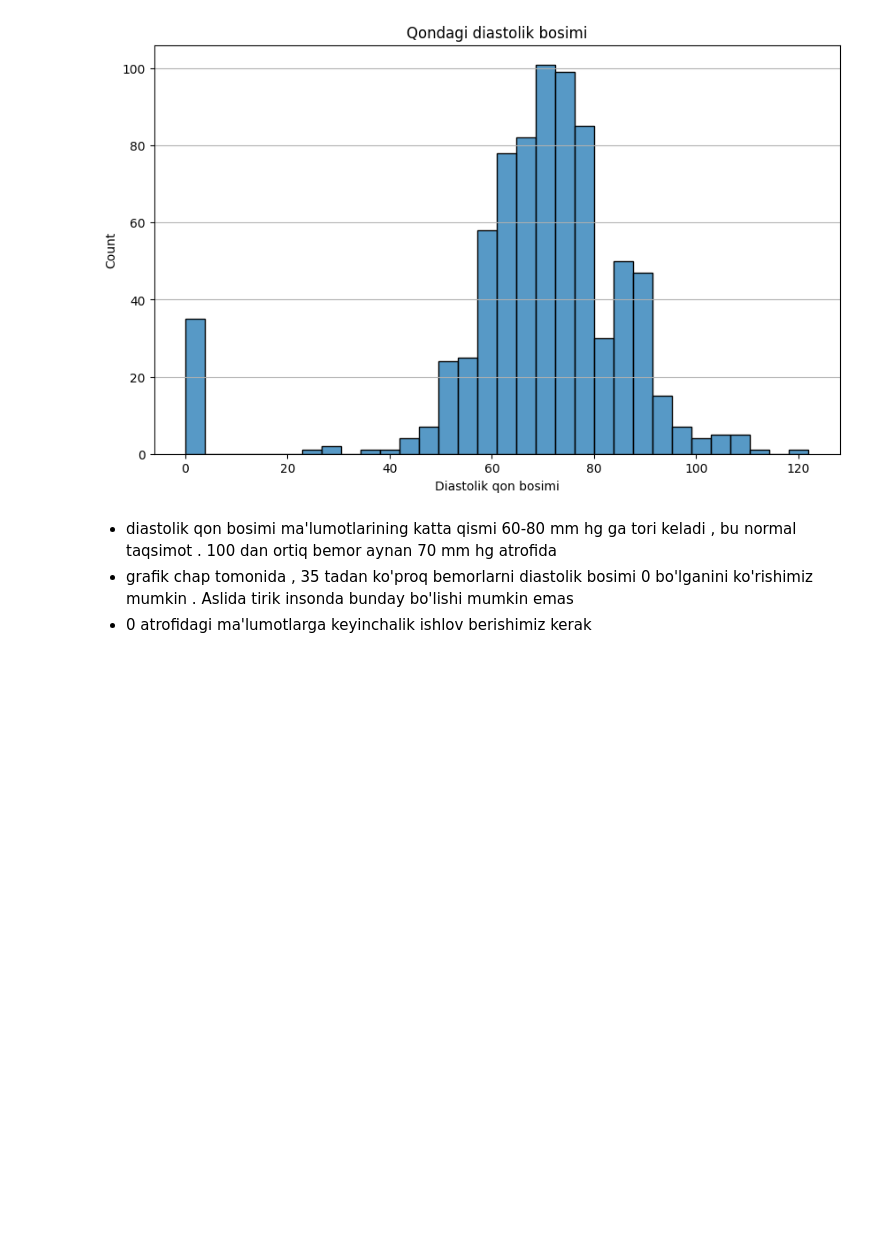
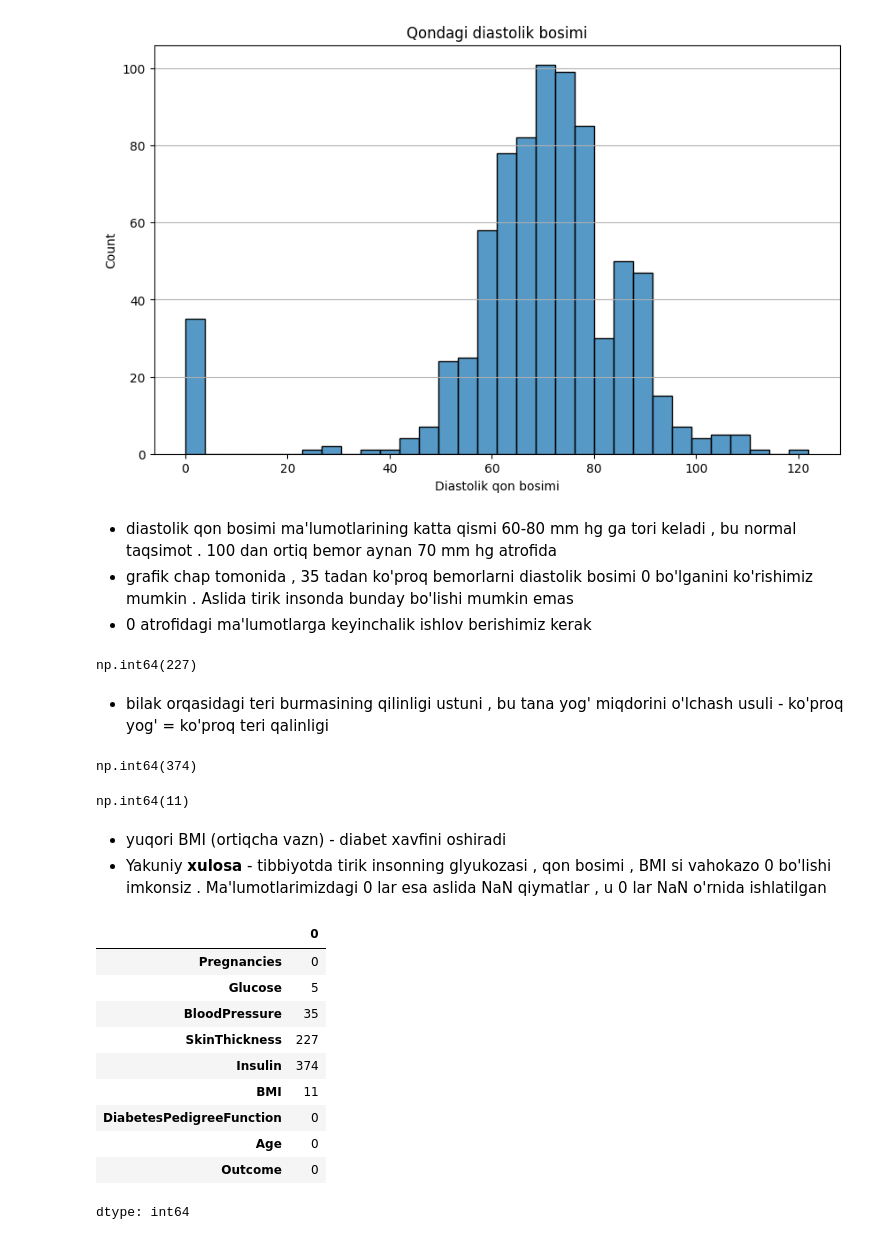
Before and after one commit to izzat-ai/learning-ai, a Jupyter notebook: projects/diabet_project/diabetes_project.ipynb, the cells around one changed output. Saved outputs shown, nothing was run; the diff lists cells and outputs as text; code cells hidden in the pictures; blank space fills up the shorter version.

```diff
--- a/projects/diabet_project/diabetes_project.ipynb
+++ b/projects/diabet_project/diabetes_project.ipynb
@@ -82,3 +82,45 @@ plt.show()
 - diastolik qon bosimi ma'lumotlarining katta qismi 60-80 mm hg ga tori keladi , bu normal taqsimot . 100 dan ortiq bemor aynan 70 mm hg atrofida
 - grafik chap tomonida , 35 tadan ko'proq bemorlarni diastolik bosimi 0 bo'lganini ko'rishimiz mumkin . Aslida tirik insonda bunday bo'lishi mumkin emas
 - 0 atrofidagi ma'lumotlarga keyinchalik ishlov berishimiz kerak
+# %%
+# SkinThickness - tana qalinligi ustuni 0 bo'lgan qiymatlar borligini tekshirish
+(df['SkinThickness'] == 0).sum()
+# %% [output]
+np.int64(227)
+# %% [markdown]
+- bilak orqasidagi teri burmasining  qilinligi ustuni , bu tana yog' miqdorini o'lchash usuli - ko'proq yog' = ko'proq teri qalinligi
+# %%
+# Insulin ustunida 0 qiymatlar borligini aniqlash
+(df['Insulin'] == 0).sum()
+# %% [output]
+np.int64(374)
+# %%
+# tana massasi indeksi ustunidagi 0 qiymatlarni tekshirish
+(df['BMI'] == 0).sum()
+# %% [output]
+np.int64(11)
+# %% [markdown]
+- yuqori BMI (ortiqcha vazn) - diabet xavfini oshiradi
+- Yakuniy **xulosa** - tibbiyotda tirik insonning glyukozasi , qon bosimi , BMI si vahokazo 0 bo'lishi imkonsiz . Ma'lumotlarimizdagi 0 lar esa aslida NaN qiymatlar , u 0 lar NaN o'rnida ishlatilgan
+# %%
+# Glucose, BloodPressure, SkinThickness, Insulin va BMI ustunlaridagi 0 larni nan qilish
+df['Glucose'] = df['Glucose'].replace(0, np.nan)
+df['BloodPressure'] = df['BloodPressure'].replace(0, np.nan)
+df['SkinThickness'] = df['SkinThickness'].replace(0, np.nan)
+df['Insulin'] = df['Insulin'].replace(0, np.nan)
+df['BMI'] = df['BMI'].replace(0, np.nan)
+
+# nan qiymatlar sonini aniqlash
+df.isnull().sum()
+# %% [output]
+|  | 0 |
+| Pregnancies | 0 |
+| Glucose | 5 |
+| BloodPressure | 35 |
+| SkinThickness | 227 |
+| Insulin | 374 |
+| BMI | 11 |
+| DiabetesPedigreeFunction | 0 |
+| Age | 0 |
+| Outcome | 0 |
+dtype: int64
```
Also changed, not shown: parts of 2 cells of this notebook.
